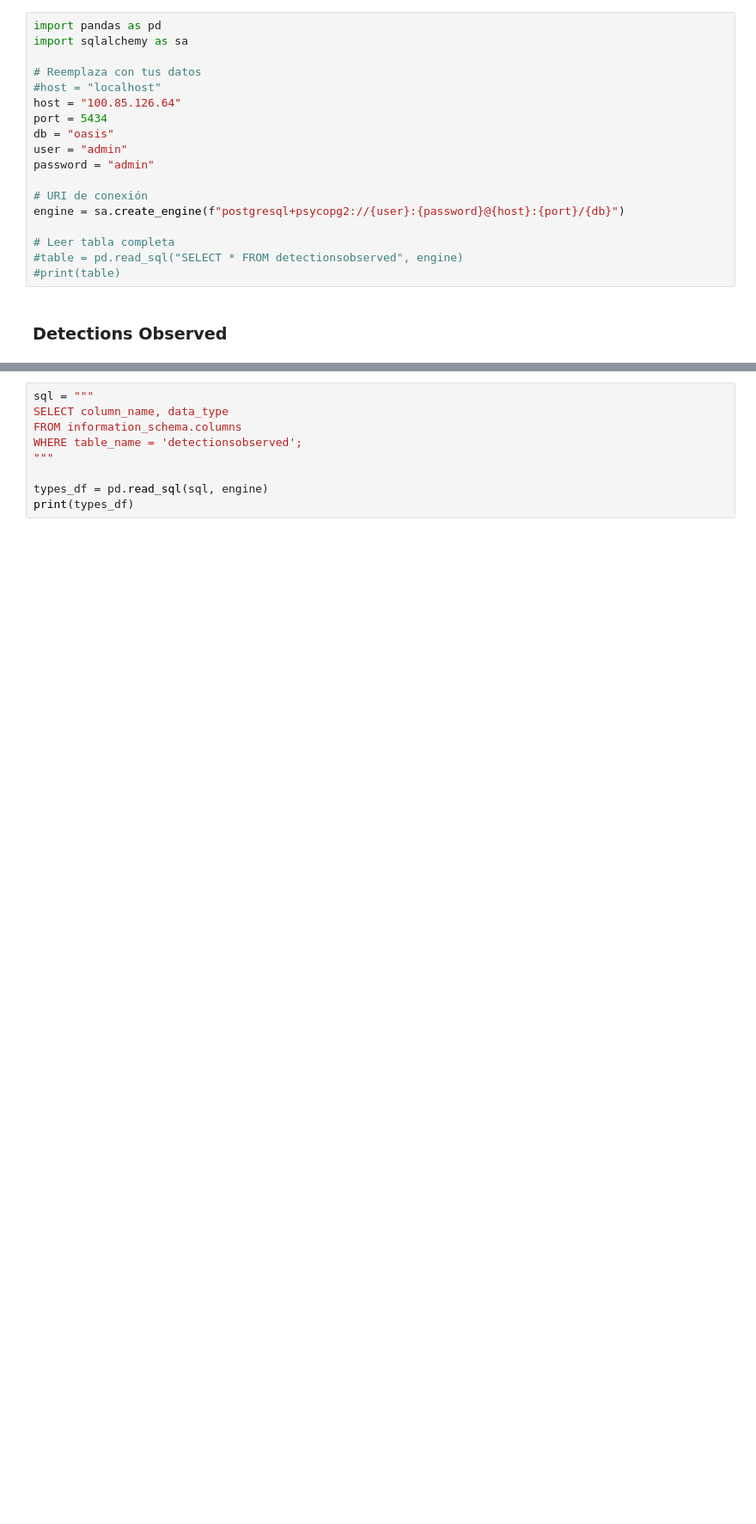
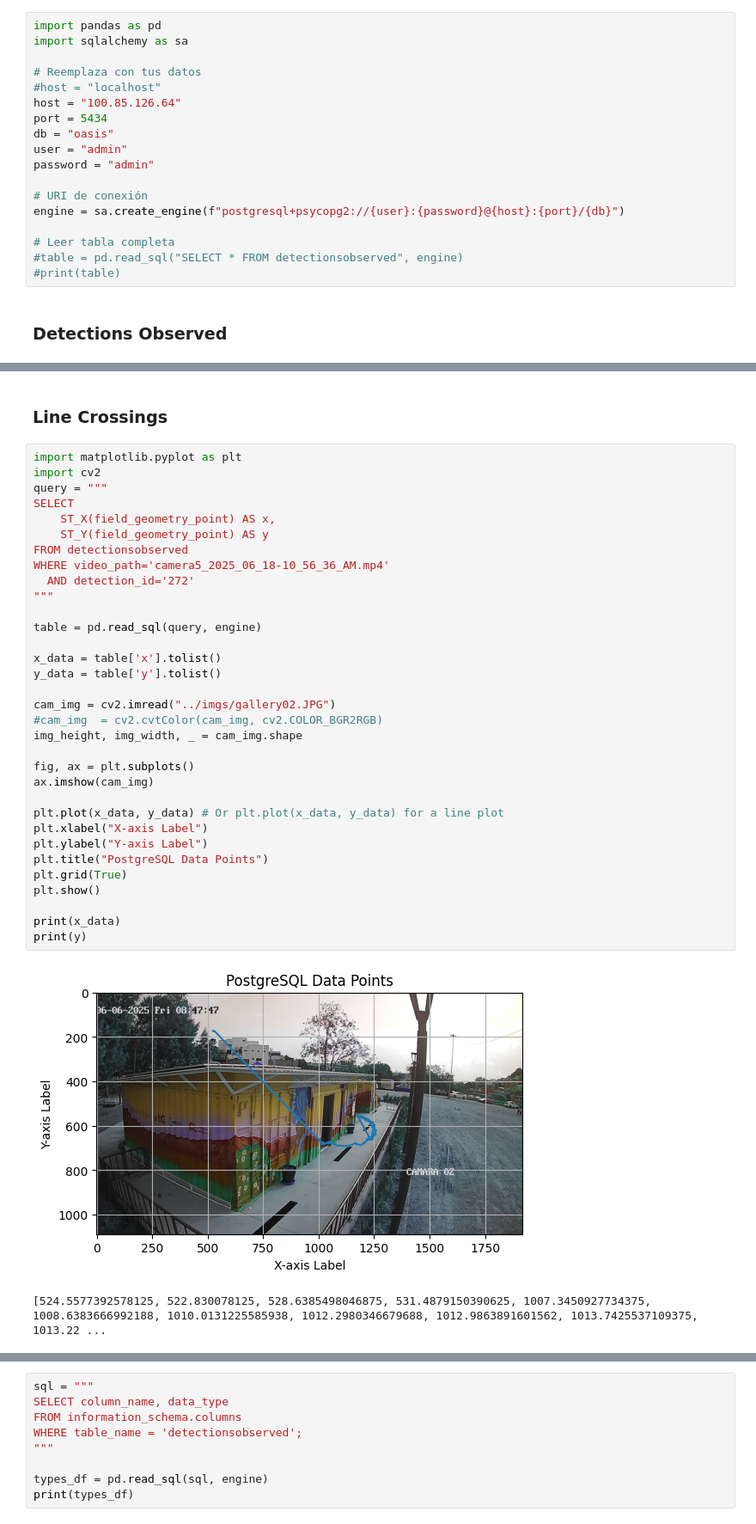
Before and after one commit to CentroFuturoCiudades/pinos-analytics-cv, a Jupyter notebook: src/test_broker.ipynb, the cells around one changed output, grey strips where cells are left out. Shown at 86% size. Cells and saved outputs as stored; diff of their text form; blank space fills up the shorter version.

```diff
--- a/src/test_broker.ipynb
+++ b/src/test_broker.ipynb
@@ -500,0 +385,38 @@ All video entities: 356
+# %% [markdown]
+### Line Crossings
+# %%
+import matplotlib.pyplot as plt
+import cv2
+query = """
+SELECT
+    ST_X(field_geometry_point) AS x,
+    ST_Y(field_geometry_point) AS y
+FROM detectionsobserved
+WHERE video_path='camera5_2025_06_18-10_56_36_AM.mp4'
+  AND detection_id='272'
+"""
+
+table = pd.read_sql(query, engine)
+
+x_data = table['x'].tolist()
+y_data = table['y'].tolist()
+
+cam_img = cv2.imread("../imgs/gallery02.JPG")
+#cam_img  = cv2.cvtColor(cam_img, cv2.COLOR_BGR2RGB)
+img_height, img_width, _ = cam_img.shape
+
+fig, ax = plt.subplots()
+ax.imshow(cam_img)
+
+plt.plot(x_data, y_data) # Or plt.plot(x_data, y_data) for a line plot
+plt.xlabel("X-axis Label")
+plt.ylabel("Y-axis Label")
+plt.title("PostgreSQL Data Points")
+plt.grid(True)
+plt.show()
+
+print(x_data)
+print(y)
+# %% [output]
+[figure, added]
+[524.5577392578125, 522.830078125, 528.6385498046875, 531.4879150390625, 1007.3450927734375, 1008.6383666992188, 1010.0131225585938, 1012.2980346679688, 1012.9863891601562, 1013.7425537109375, 1013.22 ...
```
Also changed, not shown: parts of 17 cells of this notebook, 9 other files.
